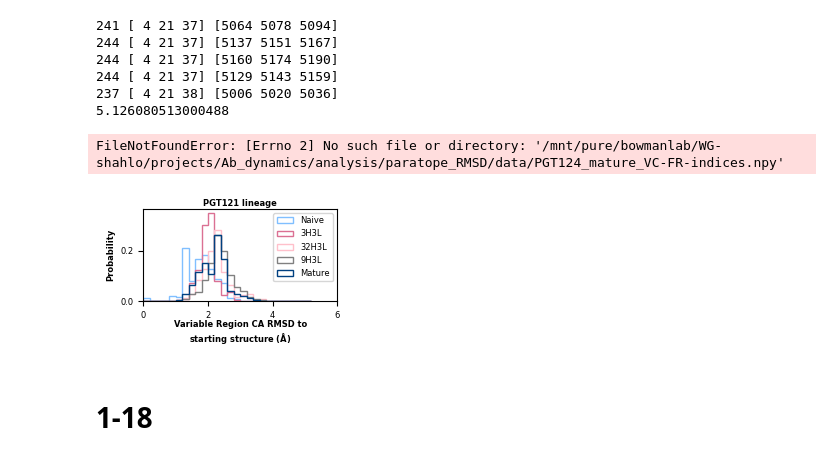
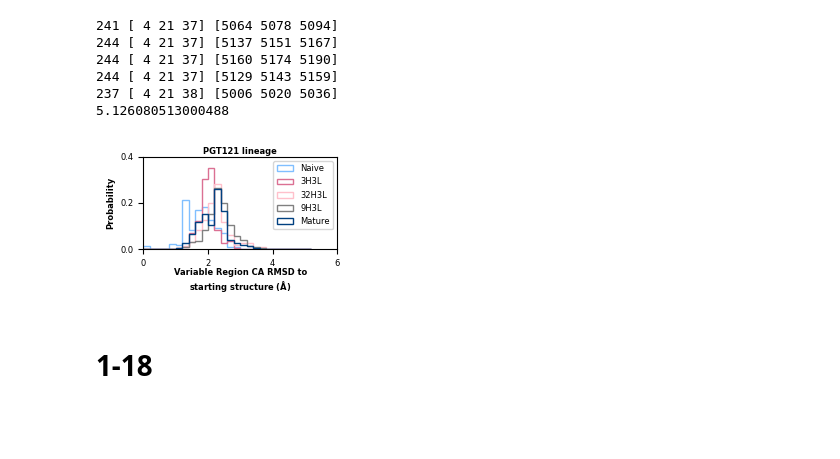
Before and after one commit to ssolieva/antibody-dynamics, a Jupyter notebook: analysis-files/starting_RMSD/notebooks/calculateRMSD.ipynb, the cells around one changed output. Drawn from its saved outputs; the diff is of its cells as text; code cells hidden in the pictures; blank space fills up the shorter version.

```diff
--- a/analysis-files/starting_RMSD/notebooks/calculateRMSD.ipynb
+++ b/analysis-files/starting_RMSD/notebooks/calculateRMSD.ipynb
@@ -124,32 +124,26 @@ print(np.max(np.concatenate([naive_rmsd_values,I1_rmsd_values, I2_rmsd_values, I
 244 [ 4 21 37] [5129 5143 5159]
 237 [ 4 21 38] [5006 5020 5036]
 5.126080513000488
-# %%
-sys_name = 'PGT124_mature_VC'
-VH_resis = ["1","132"]
-VL_resis = ["1","108"]
-pgt124_rmsd_values, pgt124_eq_probs = get_rmsd(sys_name, VH_resis, VL_resis,  target_chains=[0,1])
-# %% [output]
-FileNotFoundError: [Errno 2] No such file or directory: '/mnt/pure/bowmanlab/WG-shahlo/projects/Ab_dynamics/analysis/paratope_RMSD/data/PGT124_mature_VC-FR-indices.npy'
 # %%
 plt.figure(figsize=[2.5,1.2])
 bins=np.arange(0,5.4,0.2)
 plt.hist(naive_rmsd_values,  bins=bins,weights=naive_eq_probs,  edgecolor='#80bfff',       label='Naive', histtype='step')
 plt.hist(I1_rmsd_values,  bins=bins,weights=I1_eq_probs,        edgecolor='palevioletred', label='3H3L', histtype='step')
 plt.hist(I2_rmsd_values,  bins=bins,weights=I2_eq_probs,        edgecolor='pink',          label='32H3L', histtype='step')
 plt.hist(I3_rmsd_values,  bins=bins,weights=I3_eq_probs,        edgecolor='gray', label='9H3L', histtype='step')
 plt.hist(mature_rmsd_values, bins=bins, weights=mature_eq_probs,edgecolor='#004080',       label='Mature', histtype='step')
 plt.xlabel('Variable Region CA RMSD to\nstarting structure ('+r'$\mathbf{\AA}$'+')',fontsize=6, weight='bold', labelpad=0)
 plt.ylabel('Probability',fontsize=6, weight='bold')
 plt.title('PGT121 lineage', fontsize=6, weight='bold', pad=2)
 plt.yticks(fontsize=6)
 plt.xticks(fontsize=6)
 plt.legend(fontsize=6)
 plt.xlim(0,6)
+plt.ylim(0,0.4)
 plt.savefig(f"../figures/VH_VL_RMSD_to_starting_structure_{lineage}.pdf", dpi=300, bbox_inches='tight', transparent=True)
 plt.show()
 # %% [output]
-[figure, old version]
+[figure, new version]
 # %% [markdown]
 # 1-18
 # %%
```
Also changed, not shown: parts of 5 cells of this notebook, 2 other files.
